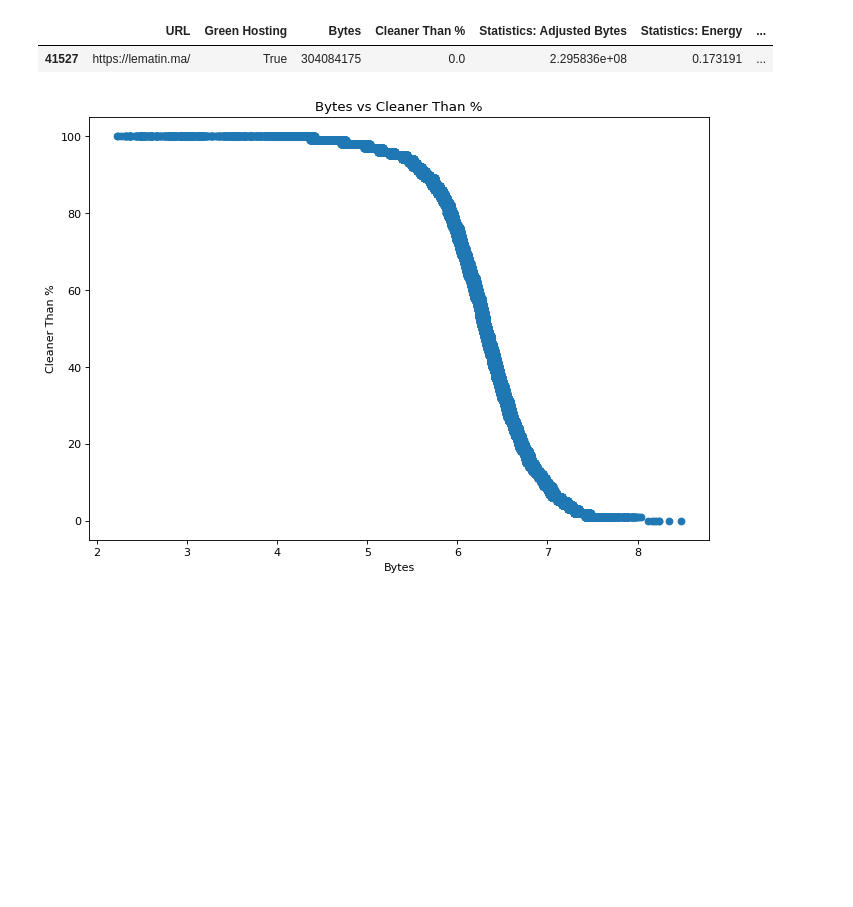
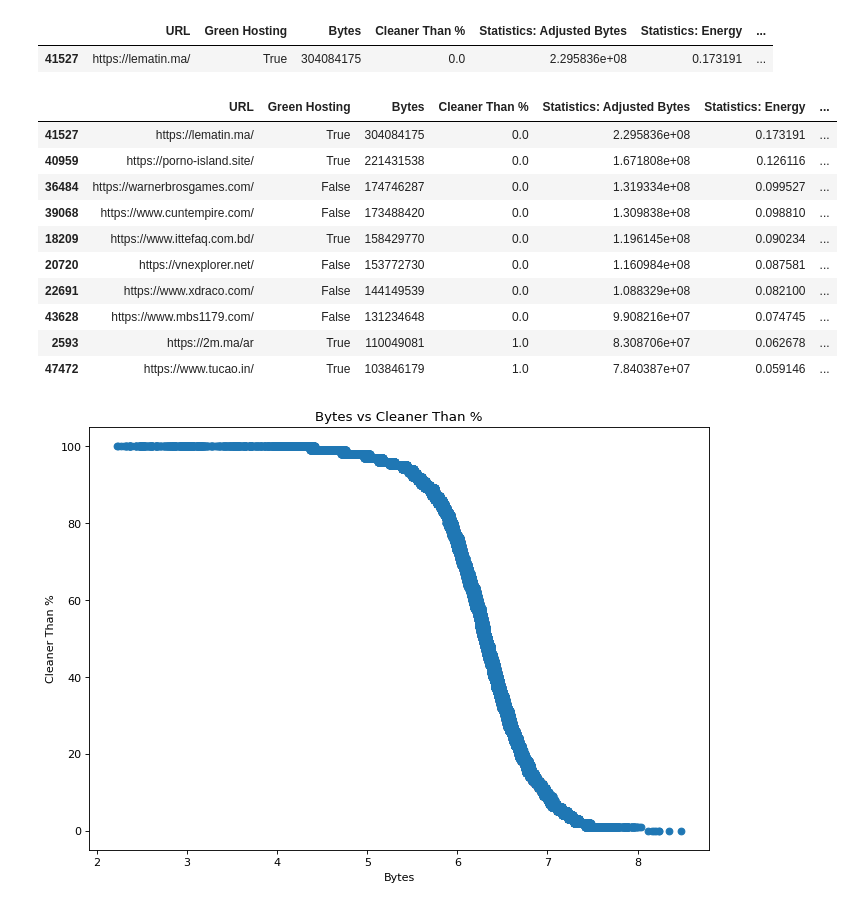
Before and after one commit to ivanivanov10101/bachelor-project, a Jupyter notebook: CSV.ipynb, the cells around one changed output. Saved outputs shown, nothing was run; the diff lists cells and outputs as text; code cells hidden in the pictures; blank space fills up the shorter version.

```diff
--- a/CSV.ipynb
+++ b/CSV.ipynb
@@ -463,6 +463,20 @@ dfmax.head(10)
 dfmin.head(10)
 dfmax.to_csv('max.csv', index=False)
 dfmin.to_csv('min.csv', index=False)
+# %%
+dfmax.head(10)
+# %% [output]
+|  | URL | Green Hosting | Bytes | Cleaner Than % | Statistics: Adjusted Bytes | Statistics: Energy | ... |
+| 41527 | https://lematin.ma/ | True | 304084175 | 0.0 | 2.295836e+08 | 0.173191 | ... |
+| 40959 | https://porno-island.site/ | True | 221431538 | 0.0 | 1.671808e+08 | 0.126116 | ... |
+| 36484 | https://warnerbrosgames.com/ | False | 174746287 | 0.0 | 1.319334e+08 | 0.099527 | ... |
+| 39068 | https://www.cuntempire.com/ | False | 173488420 | 0.0 | 1.309838e+08 | 0.098810 | ... |
+| 18209 | https://www.ittefaq.com.bd/ | True | 158429770 | 0.0 | 1.196145e+08 | 0.090234 | ... |
+| 20720 | https://vnexplorer.net/ | False | 153772730 | 0.0 | 1.160984e+08 | 0.087581 | ... |
+| 22691 | https://www.xdraco.com/ | False | 144149539 | 0.0 | 1.088329e+08 | 0.082100 | ... |
+| 43628 | https://www.mbs1179.com/ | False | 131234648 | 0.0 | 9.908216e+07 | 0.074745 | ... |
+| 2593 | https://2m.ma/ar | True | 110049081 | 1.0 | 8.308706e+07 | 0.062678 | ... |
+| 47472 | https://www.tucao.in/ | True | 103846179 | 1.0 | 7.840387e+07 | 0.059146 | ... |
 # %%
 plt.figure(figsize=(10, 7), dpi=80)
 plt.scatter(np.log10(df["Bytes"]), df["Cleaner Than %"])
```
Also changed, not shown: parts of 10 cells of this notebook.
